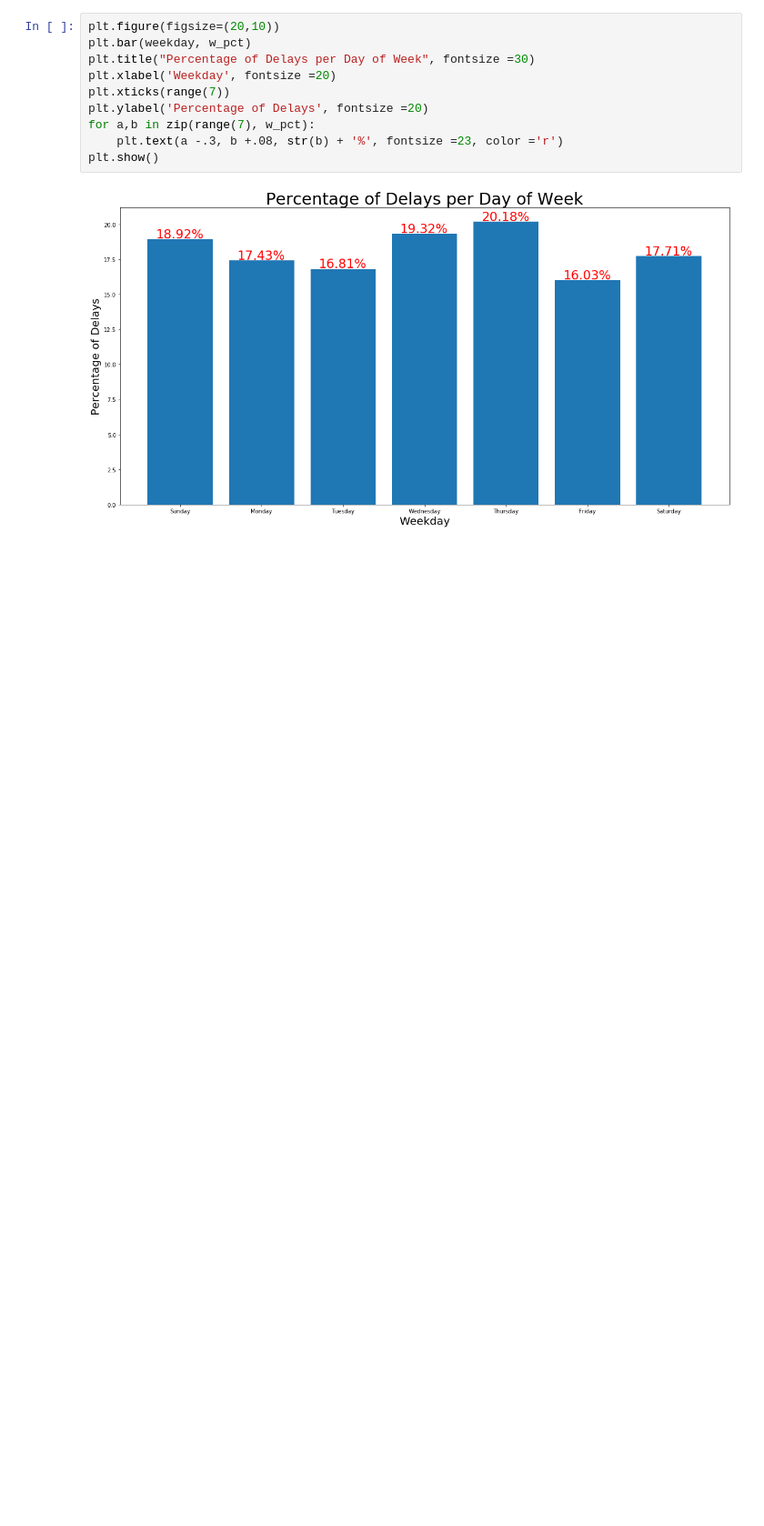
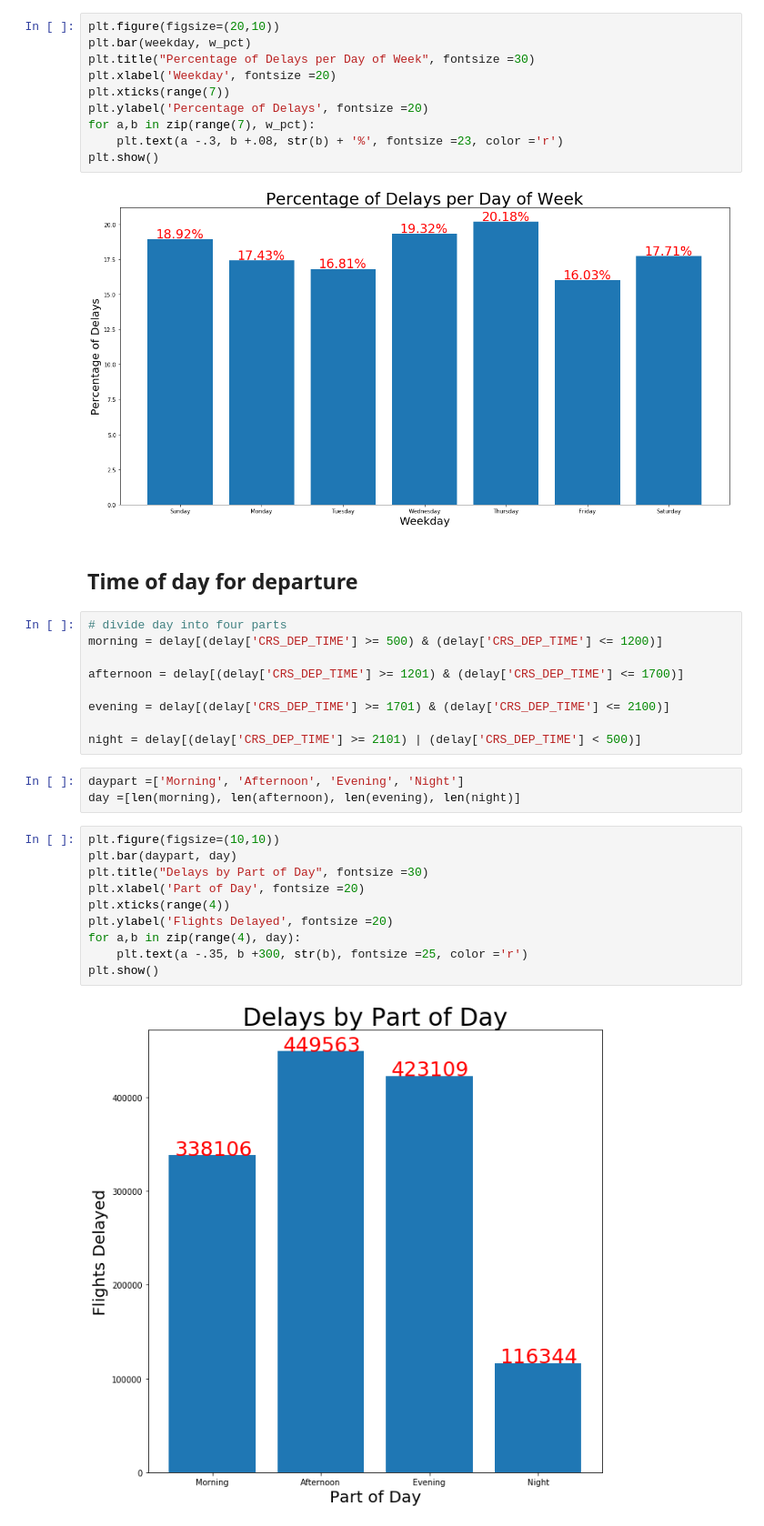
Before and after one commit to Arimorris/delays, a Jupyter notebook: visuals .ipynb, the cells around one changed output. Shown at 91% size. Saved outputs shown, nothing was run; the diff lists cells and outputs as text; blank space fills up the shorter version.

Commit message:
time of day info

```diff
--- a/visuals .ipynb
+++ b/visuals .ipynb
@@ -290,3 +290,29 @@ for a,b in zip(range(7), w_pct):
 plt.show()
 # %% [output]
 [figure]
+# %% [markdown]
+## Time of day for departure
+# %%
+# divide day into four parts
+morning = delay[(delay['CRS_DEP_TIME'] >= 500) & (delay['CRS_DEP_TIME'] <= 1200)]
+
+afternoon = delay[(delay['CRS_DEP_TIME'] >= 1201) & (delay['CRS_DEP_TIME'] <= 1700)]
+
+evening = delay[(delay['CRS_DEP_TIME'] >= 1701) & (delay['CRS_DEP_TIME'] <= 2100)]
+
+night = delay[(delay['CRS_DEP_TIME'] >= 2101) | (delay['CRS_DEP_TIME'] < 500)]
+# %%
+daypart =['Morning', 'Afternoon', 'Evening', 'Night']
+day =[len(morning), len(afternoon), len(evening), len(night)]
+# %%
+plt.figure(figsize=(10,10))
+plt.bar(daypart, day)
+plt.title("Delays by Part of Day", fontsize =30)
+plt.xlabel('Part of Day', fontsize =20)
+plt.xticks(range(4))
+plt.ylabel('Flights Delayed', fontsize =20)
+for a,b in zip(range(4), day):
+    plt.text(a -.35, b +300, str(b), fontsize =25, color ='r')
+plt.show()
+# %% [output]
+[figure, added]
```
Also changed, not shown: parts of 12 cells of this notebook.
